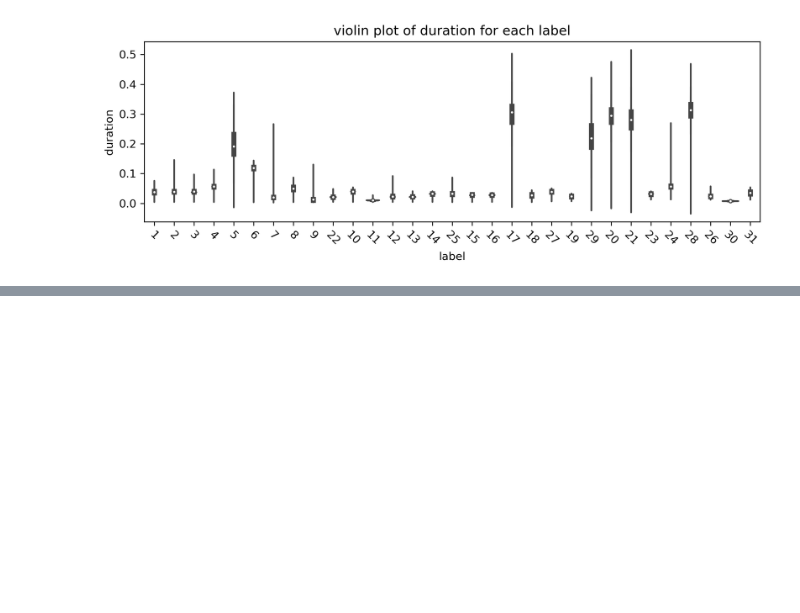
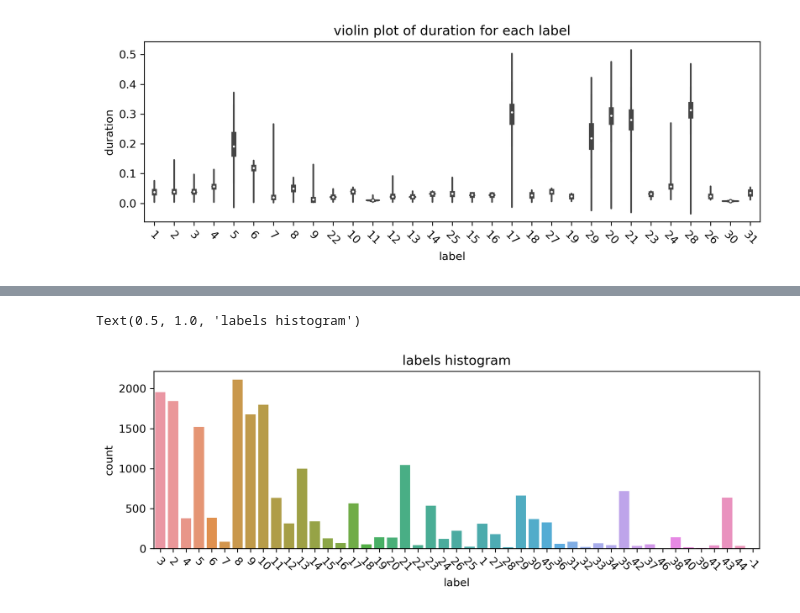
Before and after one commit to SivanLevin/BirdSongBout, a Jupyter notebook: trying_BSB_py.ipynb, the cells around one changed output, grey strips where cells are left out. Cells and saved outputs as stored; diff of their text form; code cells hidden in the pictures; blank space fills up the shorter version.

```diff
--- a/trying_BSB_py.ipynb
+++ b/trying_BSB_py.ipynb
@@ -9,9 +9,9 @@ data_path = r'C:\Users\Sivan\Desktop\MSc\Cohen Lab\Data\lb4444_1_annotation_July
 # %%
 def create_syl_df_from_annot_file(file_path):
     scribe = crowsetta.Transcriber(format='yarden')
-    audseq = scribe.from_file(data_path)
+    audseq = scribe.from_file(file_path)
     records = []
-    for annot in audseqs[0]:
+    for annot in audseq:
         curr_path = str(annot.audio_path)
         prev_segment = None
         for segment in annot.seq.segments:
@@ -65,3 +65,7 @@ ax.set_title('violin plot of duration for each label')
 # %% [output]
 Text(0.5, 1.0, 'violin plot of duration for each label')
 [figure]
+# %%
+more_data_path = r'C:\Users\Sivan\Desktop\MSc\Cohen Lab\Data\HandAnnotation_part1_lb4483_Vika.mat'
+# %%
+new_df = create_syl_df_from_annot_file(more_data_path)
@@ -67,0 +81,8 @@ Text(0.5, 1.0, 'violin plot of duration for each label')
+# %%
+fig, ax = plt.subplots(figsize=(10,3), dpi=300)
+sns.countplot(data=new_df[['label']], x='label', ax=ax)
+ax.set_xticklabels(ax.get_xticklabels(),rotation = -45)
+ax.set_title('labels histogram')
+# %% [output]
+Text(0.5, 1.0, 'labels histogram')
+[figure, added]
```
Also changed, not shown: parts of 1 cell of this notebook.
